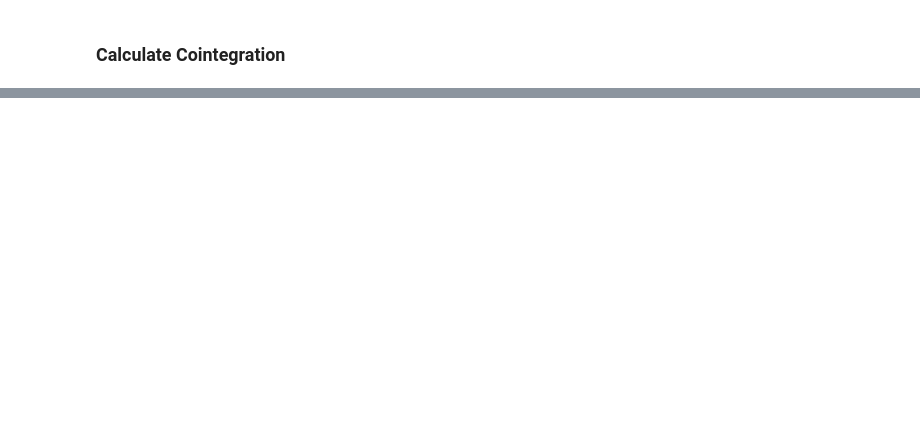
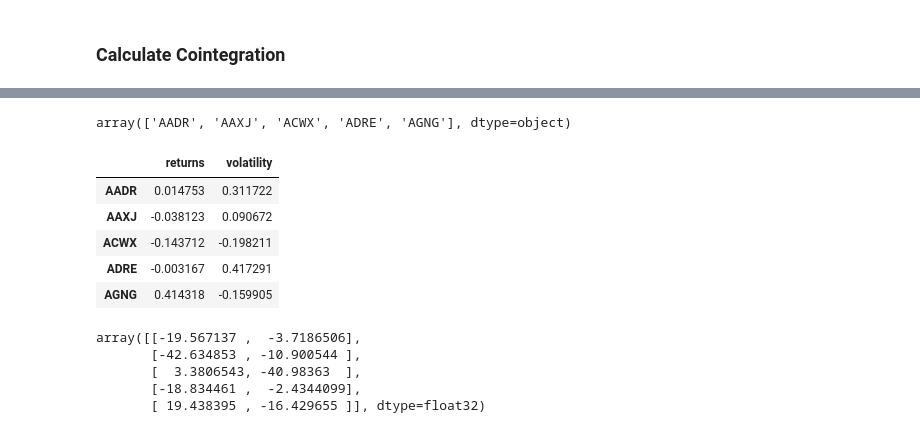
Before and after one commit to benchov/Machine_Learning_for_Trading_Knowledge, a Jupyter notebook: K_Means.ipynb, the cells around one changed output, grey strips where cells are left out. Cells and saved outputs as stored; diff of their text form; code cells hidden in the pictures; blank space fills up the shorter version.

```diff
--- a/K_Means.ipynb
+++ b/K_Means.ipynb
@@ -192,0 +230,29 @@ NameError: name 'clustered_series' is not defined
+# %%
+coint_asset = [df_coint['base_asset'].values]
+coint_asset.append(df_coint['compare_asset'].values)
+coint_uniqe_asset = np.unique(coint_asset)
+coint_uniqe_asset[:5]
+# %% [output]
+array(['AADR', 'AAXJ', 'ACWX', 'ADRE', 'AGNG'], dtype=object)
+# %%
+# get returns and volatility
+df_TSNE = df_scaled.copy()
+df_TSNE = df_TSNE[df_TSNE.index.isin(coint_uniqe_asset)]
+df_TSNE.head()
+# %% [output]
+|  | returns | volatility |
+| AADR | 0.014753 | 0.311722 |
+| AAXJ | -0.038123 | 0.090672 |
+| ACWX | -0.143712 | -0.198211 |
+| ADRE | -0.003167 | 0.417291 |
+| AGNG | 0.414318 | -0.159905 |
+# %%
+# compute TSNE
+X_tsne = TSNE(learning_rate=30, perplexity=5, random_state=883, n_jobs=1).fit_transform(df_TSNE)
+X_tsne[:5]
+# %% [output]
+array([[-19.567137 ,  -3.7186506],
+       [-42.634853 , -10.900544 ],
+       [  3.3806543, -40.98363  ],
+       [-18.834461 ,  -2.4344099],
+       [ 19.438395 , -16.429655 ]], dtype=float32)
```
Also changed, not shown: parts of 10 cells of this notebook.
